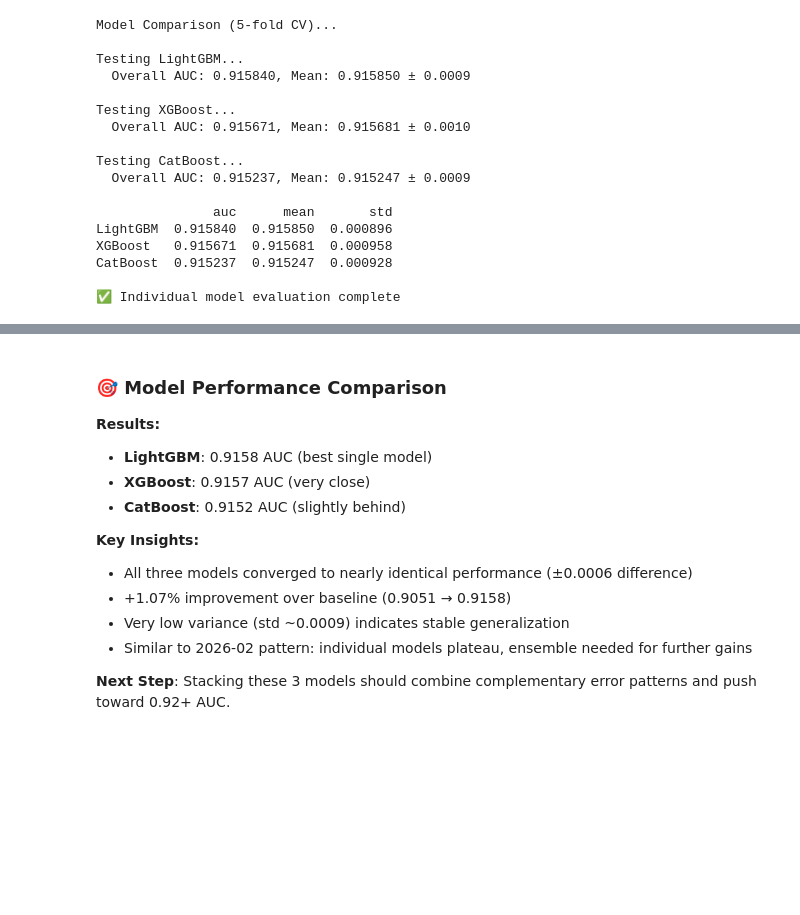
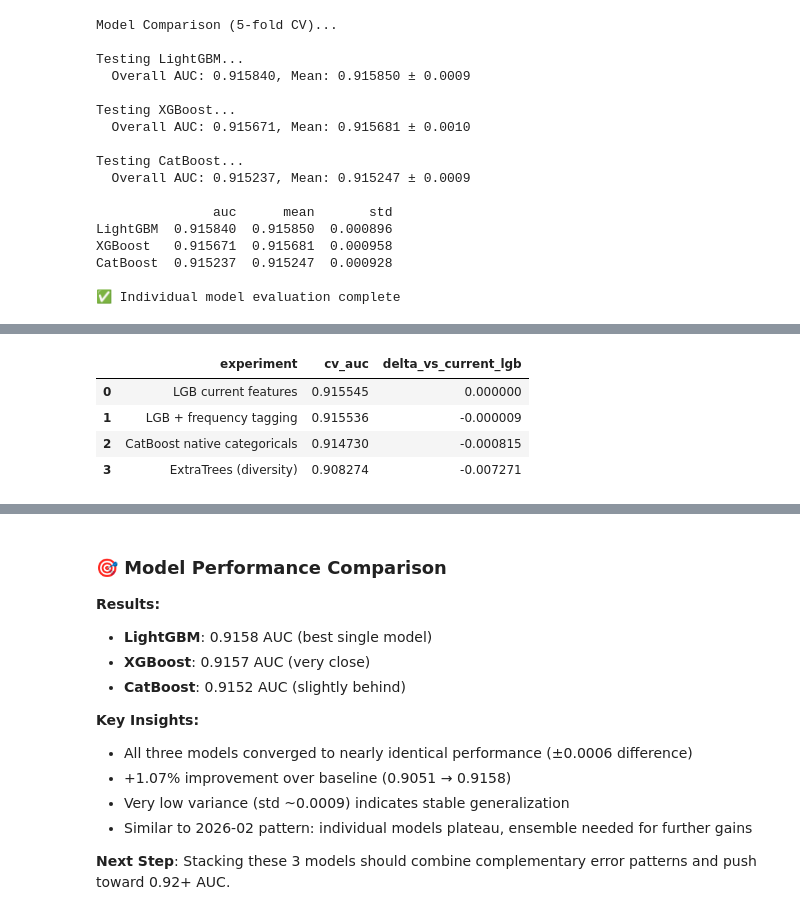
Before and after one commit to drthgz/kaggle-challenges, a Jupyter notebook: 2026-03/notebook.ipynb, the cells around one changed output, grey strips where cells are left out. Cells and saved outputs as stored; diff of their text form; code cells hidden in the pictures; blank space fills up the shorter version.

Commit message:
Improving march 2026 score attempt. - tried to do feature tagging but instead went with OOF safe ensembling and boosting

```diff
--- a/2026-03/notebook.ipynb
+++ b/2026-03/notebook.ipynb
@@ -351,0 +364,91 @@ CatBoost  0.915237  0.915247  0.000928
+# %%
+# Fast experiment harness (3-fold CV)
+from sklearn.ensemble import ExtraTreesClassifier
+
+skf_fast = StratifiedKFold(n_splits=3, shuffle=True, random_state=42)
+
+def cv_auc_model(model_builder, X, y):
+    oof = np.zeros(len(y))
+    for tr_idx, va_idx in skf_fast.split(X, y):
+        X_tr, X_va = X.iloc[tr_idx], X.iloc[va_idx]
+        y_tr, y_va = y.iloc[tr_idx], y.iloc[va_idx]
+        model = model_builder()
+        model.fit(X_tr, y_tr)
+        oof[va_idx] = model.predict_proba(X_va)[:, 1]
+    return roc_auc_score(y, oof)
+
+# Build raw feature table (for tagging + native categorical models)
+raw_X = train_df.drop(columns=['id', 'Churn']).copy()
+y_raw = (train_df['Churn'] == 'Yes').astype(int)
+raw_cat_cols = raw_X.select_dtypes(include=['object', 'string']).columns.tolist()
+
+# 1) Current baseline representation (already encoded/scaled in X_train)
+auc_lgb_current = cv_auc_model(build_lgb, X_train, y_train)
+
+# 2) Feature tagging: frequency tagging on categorical cols + label encoding
+X_freq = raw_X.copy()
+for col in raw_cat_cols:
+    freq_map = X_freq[col].value_counts(normalize=True)
+    X_freq[f'{col}_freq'] = X_freq[col].map(freq_map)
+
+X_freq_enc = X_freq.copy()
+for col in raw_cat_cols:
+    le = LabelEncoder()
+    X_freq_enc[col] = le.fit_transform(X_freq_enc[col].astype(str))
+
+auc_lgb_freq_tag = cv_auc_model(build_lgb, X_freq_enc, y_raw)
+
+# 3) Alternative algorithm: CatBoost on native categorical features
+cat_idx = [raw_X.columns.get_loc(col) for col in raw_cat_cols]
+
+def build_cat_native():
+    return CatBoostClassifier(
+        iterations=350,
+        learning_rate=0.05,
+        depth=6,
+        loss_function='Logloss',
+        eval_metric='AUC',
+        random_state=42,
+        verbose=0
+    )
+
+# Custom CV for native categorical handling
+def cv_auc_cat_native(X, y, cat_features_idx):
+    oof = np.zeros(len(y))
+    for tr_idx, va_idx in skf_fast.split(X, y):
+        X_tr, X_va = X.iloc[tr_idx], X.iloc[va_idx]
+        y_tr, y_va = y.iloc[tr_idx], y.iloc[va_idx]
+        model = build_cat_native()
+        model.fit(X_tr, y_tr, cat_features=cat_features_idx)
+        oof[va_idx] = model.predict_proba(X_va)[:, 1]
+    return roc_auc_score(y, oof)
+
+auc_cat_native = cv_auc_cat_native(raw_X, y_raw, cat_idx)
+
+# 4) Alternative algorithm: ExtraTrees (diversity model)
+def build_extra_trees():
+    return ExtraTreesClassifier(
+        n_estimators=500,
+        max_depth=None,
+        min_samples_leaf=2,
+        n_jobs=-1,
+        random_state=42
+    )
+
+auc_extra = cv_auc_model(build_extra_trees, X_train, y_train)
+
+exp_results = pd.DataFrame([
+    ('LGB current features', auc_lgb_current),
+    ('LGB + frequency tagging', auc_lgb_freq_tag),
+    ('CatBoost native categoricals', auc_cat_native),
+    ('ExtraTrees (diversity)', auc_extra),
+], columns=['experiment', 'cv_auc']).sort_values('cv_auc', ascending=False)
+
+exp_results['delta_vs_current_lgb'] = exp_results['cv_auc'] - auc_lgb_current
+exp_results
+# %% [output]
+|  | experiment | cv_auc | delta_vs_current_lgb |
+| 0 | LGB current features | 0.915545 | 0.000000 |
+| 1 | LGB + frequency tagging | 0.915536 | -0.000009 |
+| 2 | CatBoost native categoricals | 0.914730 | -0.000815 |
+| 3 | ExtraTrees (diversity) | 0.908274 | -0.007271 |
```
Also changed, not shown: parts of 5 cells of this notebook, 4 other files.
